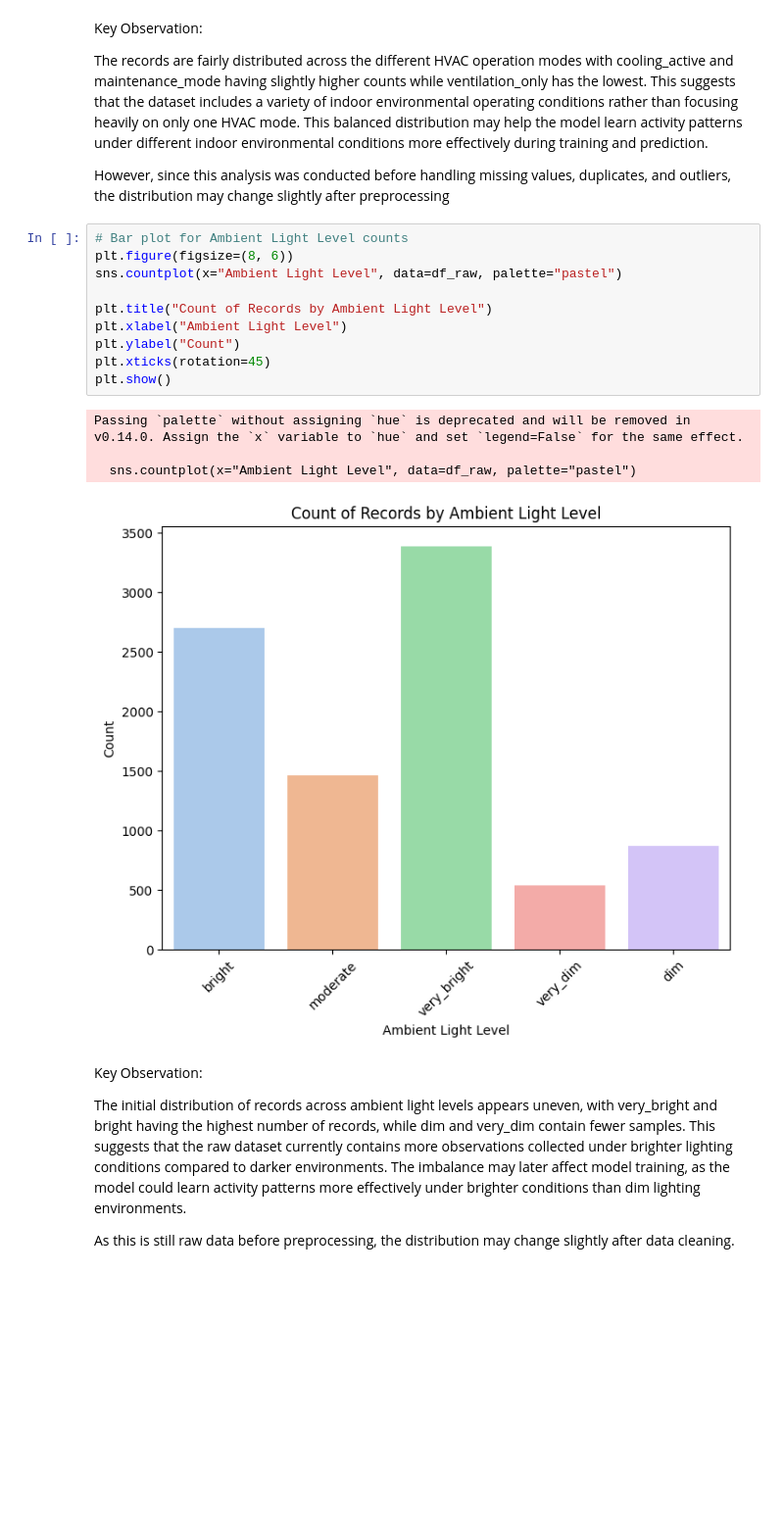
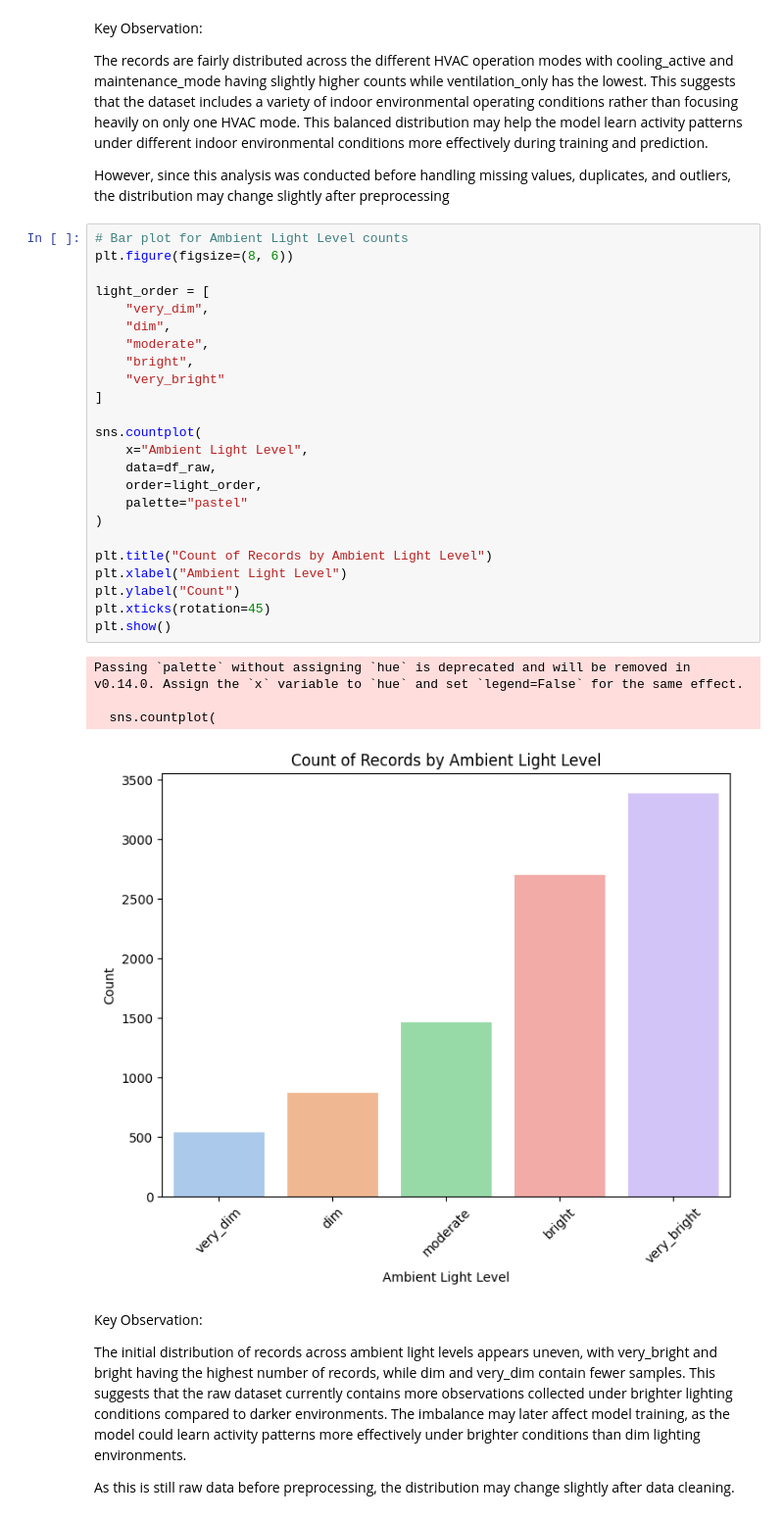
Before and after one commit to SuMyatMon17/AI_Solution_Development_Project, a Jupyter notebook: eda.ipynb, the cells around one changed output. Shown at 98% size. Drawn from its saved outputs; the diff is of its cells as text; blank space fills up the shorter version.

```diff
--- a/eda.ipynb
+++ b/eda.ipynb
@@ -394,18 +407,32 @@ However, since this analysis was conducted before handling missing values, dupli
 # %%
 # Bar plot for Ambient Light Level counts
 plt.figure(figsize=(8, 6))
-sns.countplot(x="Ambient Light Level", data=df_raw, palette="pastel")
+
+light_order = [
+    "very_dim",
+    "dim",
+    "moderate",
+    "bright",
+    "very_bright"
+]
+
+sns.countplot(
+    x="Ambient Light Level",
+    data=df_raw,
+    order=light_order,
+    palette="pastel"
+)
 
 plt.title("Count of Records by Ambient Light Level")
 plt.xlabel("Ambient Light Level")
 plt.ylabel("Count")
 plt.xticks(rotation=45)
 plt.show()
 # %% [output]
 Passing `palette` without assigning `hue` is deprecated and will be removed in v0.14.0. Assign the `x` variable to `hue` and set `legend=False` for the same effect.
 
-  sns.countplot(x="Ambient Light Level", data=df_raw, palette="pastel")
+  sns.countplot(
-[figure, old version]
+[figure, new version]
 # %% [markdown]
 Key Observation:
 
```
Also changed, not shown: parts of 11 cells of this notebook.
